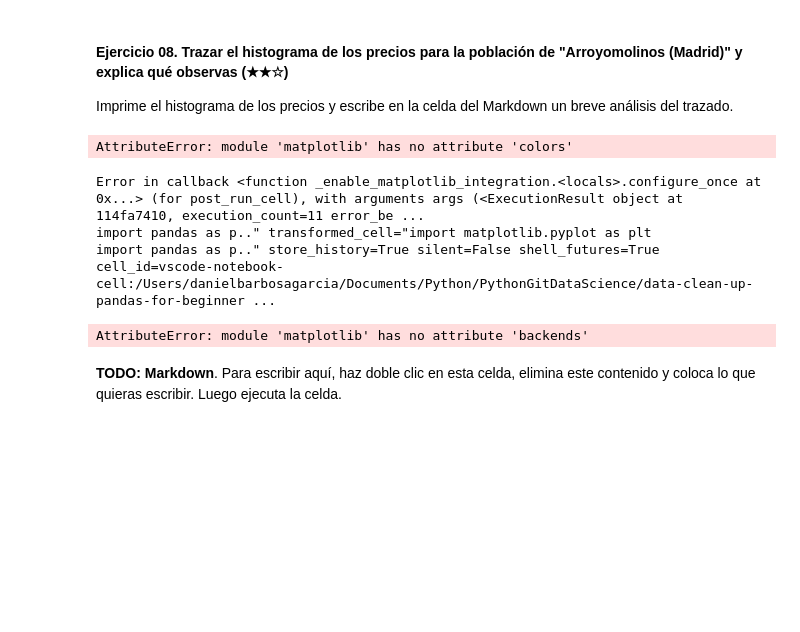
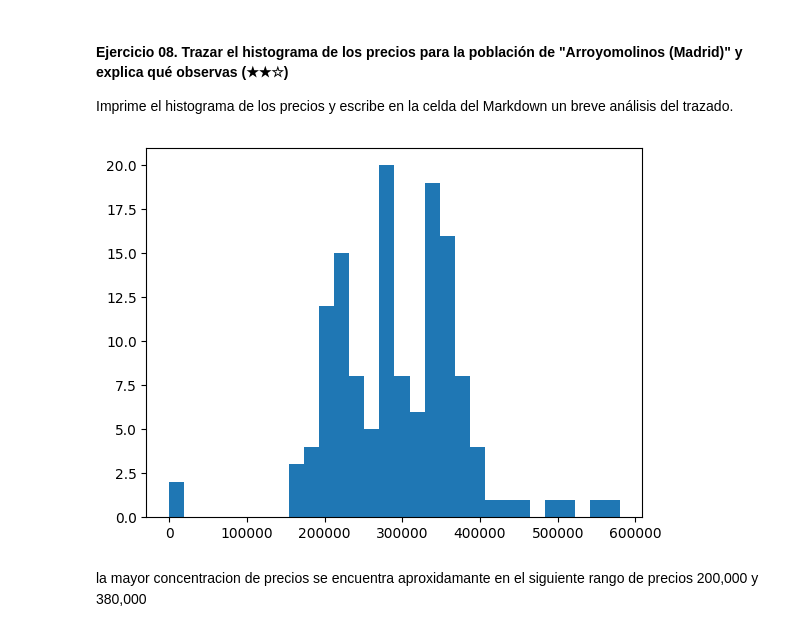
Before and after one commit to 4GeeksAcademy/data-clean-up-pandas-for-beginners-project_dbg, a Jupyter notebook: project.es.ipynb, the cells around one changed output. Saved outputs shown, nothing was run; the diff lists cells and outputs as text; code cells hidden in the pictures; blank space fills up the shorter version.

```diff
--- a/project.es.ipynb
+++ b/project.es.ipynb
@@ -265,17 +265,13 @@ Imprime el histograma de los precios y escribe en la celda del Markdown un breve
 # %%
 import matplotlib.pyplot as plt
 import pandas as pd
 
 # Trazar el histograma de precios
 ds = pd.read_csv('assets/real_estate.csv', sep=';')
 ds_arroyomolinos = ds[ds['level5']=='Arroyomolinos (Madrid)']
-plt.hist(ds_arroyomolinos['price'])
+plt.hist(ds_arroyomolinos['price'], bins=30)
 plt.show()
 # %% [output]
-AttributeError: module 'matplotlib' has no attribute 'colors'
-Error in callback <function _enable_matplotlib_integration.<locals>.configure_once at 0x...> (for post_run_cell), with arguments args (<ExecutionResult object at 114fa7410, execution_count=11 error_be ...
-import pandas as p.." transformed_cell="import matplotlib.pyplot as plt
-import pandas as p.." store_history=True silent=False shell_futures=True cell_id=vscode-notebook-cell:/Users/danielbarbosagarcia/Documents/Python/PythonGitDataScience/data-clean-up-pandas-for-beginner ...
-AttributeError: module 'matplotlib' has no attribute 'backends'
+[figure, added]
 # %% [markdown]
-**TODO: Markdown**. Para escribir aquí, haz doble clic en esta celda, elimina este contenido y coloca lo que quieras escribir. Luego ejecuta la celda.
+la mayor concentracion de precios se encuentra aproxidamante en el siguiente rango de precios 200,000 y 380,000
```
